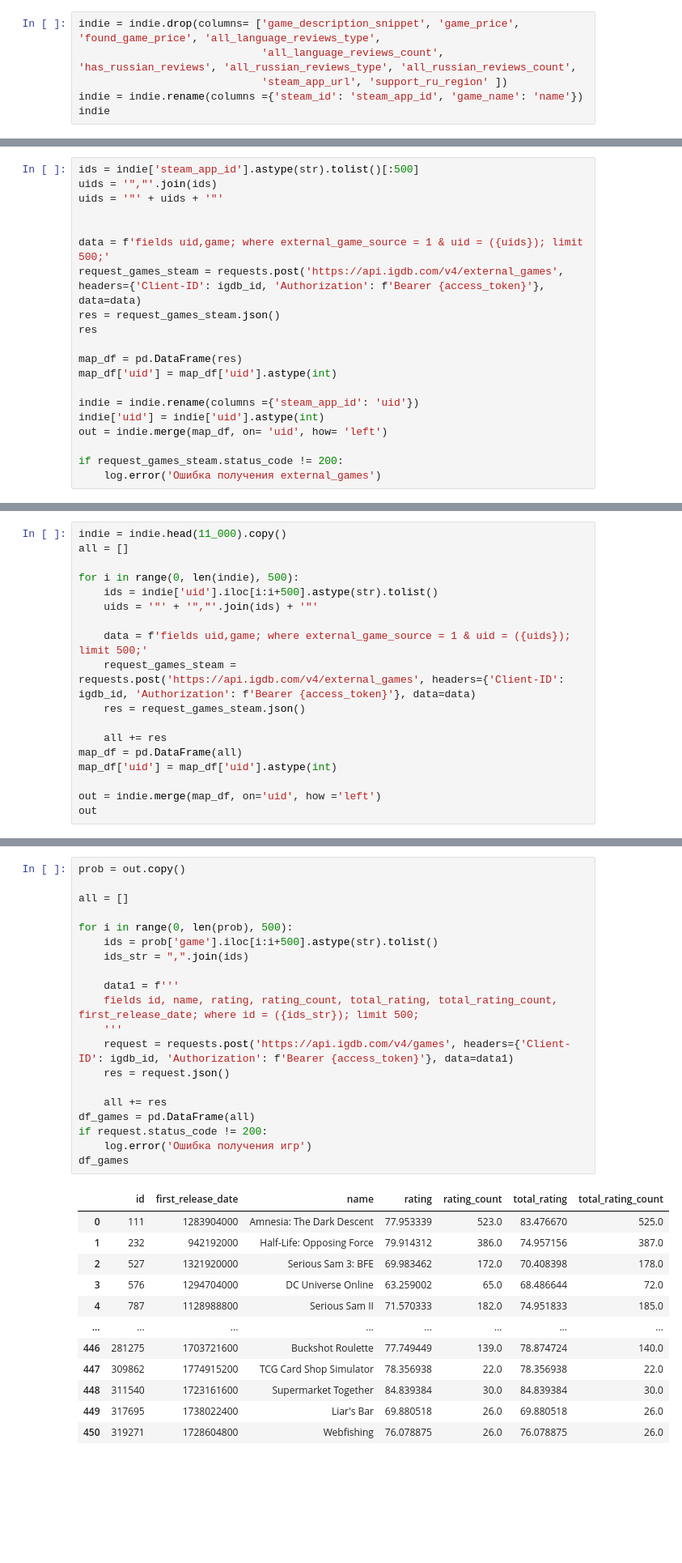
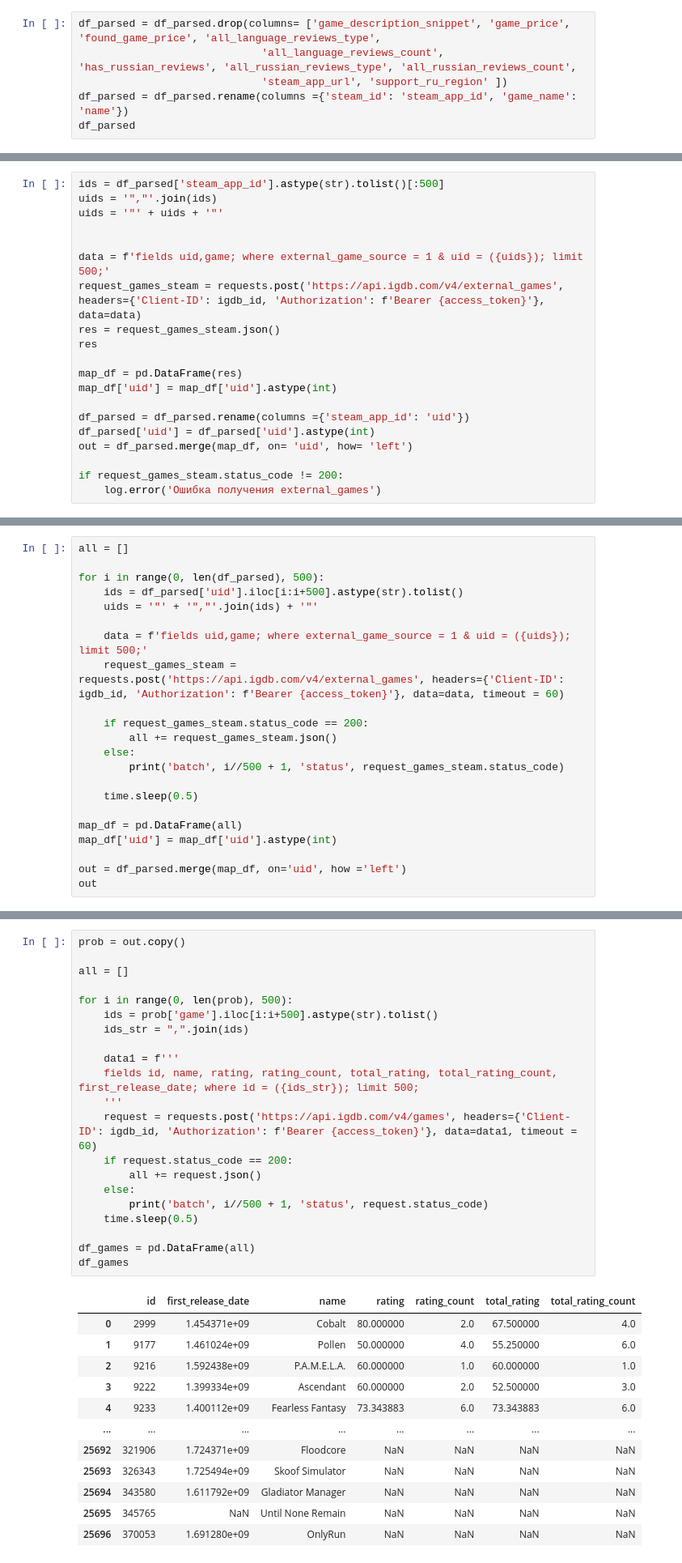
Before and after one commit to ylevennn/smadimo-gp-2, a Jupyter notebook: src/api/igdb.ipynb, the cells around one changed output, grey strips where cells are left out. Shown at 81% size. Cells and saved outputs as stored; diff of their text form; blank space fills up the shorter version.

```diff
--- a/src/api/igdb.ipynb
+++ b/src/api/igdb.ipynb
@@ -57,8 +58,8 @@ memory usage: 43.5+ KB
 # %%
-indie = indie.drop(columns= ['game_description_snippet', 'game_price', 'found_game_price', 'all_language_reviews_type',
+df_parsed = df_parsed.drop(columns= ['game_description_snippet', 'game_price', 'found_game_price', 'all_language_reviews_type',
                              'all_language_reviews_count', 'has_russian_reviews', 'all_russian_reviews_type', 'all_russian_reviews_count',
                              'steam_app_url', 'support_ru_region' ])
-indie = indie.rename(columns ={'steam_id': 'steam_app_id', 'game_name': 'name'})
-indie
+df_parsed = df_parsed.rename(columns ={'steam_id': 'steam_app_id', 'game_name': 'name'})
+df_parsed
 # %% [output]
 |  | steam_app_id | name |
@@ -77,5 +78,5 @@ indie
 # %%
-ids = indie['steam_app_id'].astype(str).tolist()[:500]
+ids = df_parsed['steam_app_id'].astype(str).tolist()[:500]
 uids = '","'.join(ids)
 uids = '"' + uids + '"'
 
@@ -88,9 +89,9 @@ res
 map_df = pd.DataFrame(res)
 map_df['uid'] = map_df['uid'].astype(int)
 
-indie = indie.rename(columns ={'steam_app_id': 'uid'})
-indie['uid'] = indie['uid'].astype(int)
-out = indie.merge(map_df, on= 'uid', how= 'left')
+df_parsed = df_parsed.rename(columns ={'steam_app_id': 'uid'})
+df_parsed['uid'] = df_parsed['uid'].astype(int)
+out = df_parsed.merge(map_df, on= 'uid', how= 'left')
 
 if request_games_steam.status_code != 200:
     log.error('Ошибка получения external_games')
@@ -115,20 +116,24 @@ out
 # %%
-indie = indie.head(11_000).copy()
 all = []
 
-for i in range(0, len(indie), 500):
-    ids = indie['uid'].iloc[i:i+500].astype(str).tolist()
+for i in range(0, len(df_parsed), 500):
+    ids = df_parsed['uid'].iloc[i:i+500].astype(str).tolist()
     uids = '"' + '","'.join(ids) + '"'
 
     data = f'fields uid,game; where external_game_source = 1 & uid = ({uids}); limit 500;'
-    request_games_steam = requests.post('https://api.igdb.com/v4/external_games', headers={'Client-ID': igdb_id, 'Authorization': f'Bearer {access_token}'}, data=data)
-    res = request_games_steam.json()
+    request_games_steam = requests.post('https://api.igdb.com/v4/external_games', headers={'Client-ID': igdb_id, 'Authorization': f'Bearer {access_token}'}, data=data, timeout = 60)
 
-    all += res
+    if request_games_steam.status_code == 200:
+        all += request_games_steam.json()
+    else:
+        print('batch', i//500 + 1, 'status', request_games_steam.status_code)
+
+    time.sleep(0.5)
+
 map_df = pd.DataFrame(all)
 map_df['uid'] = map_df['uid'].astype(int)
 
-out = indie.merge(map_df, on='uid', how ='left')
+out = df_parsed.merge(map_df, on='uid', how ='left')
 out
 # %% [output]
 |  | uid | name | id | game |
@@ -248,33 +251,34 @@ dtype: int64
 # %%
 prob = out.copy()
 
 all = []
 
 for i in range(0, len(prob), 500):
     ids = prob['game'].iloc[i:i+500].astype(str).tolist()
     ids_str = ",".join(ids)
 
     data1 = f'''
     fields id, name, rating, rating_count, total_rating, total_rating_count, first_release_date; where id = ({ids_str}); limit 500;
     '''
-    request = requests.post('https://api.igdb.com/v4/games', headers={'Client-ID': igdb_id, 'Authorization': f'Bearer {access_token}'}, data=data1)
-    res = request.json()
+    request = requests.post('https://api.igdb.com/v4/games', headers={'Client-ID': igdb_id, 'Authorization': f'Bearer {access_token}'}, data=data1, timeout = 60)
+    if request.status_code == 200:
+        all += request.json()
+    else:
+        print('batch', i//500 + 1, 'status', request.status_code)
+    time.sleep(0.5)
 
-    all += res
 df_games = pd.DataFrame(all)
-if request.status_code != 200:
-    log.error('Ошибка получения игр')
 df_games
 # %% [output]
 |  | id | first_release_date | name | rating | rating_count | total_rating | total_rating_count |
-| 0 | 111 | 1283904000 | Amnesia: The Dark Descent | 77.953339 | 523.0 | 83.476670 | 525.0 |
-| 1 | 232 | 942192000 | Half-Life: Opposing Force | 79.914312 | 386.0 | 74.957156 | 387.0 |
-| 2 | 527 | 1321920000 | Serious Sam 3: BFE | 69.983462 | 172.0 | 70.408398 | 178.0 |
-| 3 | 576 | 1294704000 | DC Universe Online | 63.259002 | 65.0 | 68.486644 | 72.0 |
-| 4 | 787 | 1128988800 | Serious Sam II | 71.570333 | 182.0 | 74.951833 | 185.0 |
+| 0 | 2999 | 1.454371e+09 | Cobalt | 80.000000 | 2.0 | 67.500000 | 4.0 |
+| 1 | 9177 | 1.461024e+09 | Pollen | 50.000000 | 4.0 | 55.250000 | 6.0 |
+| 2 | 9216 | 1.592438e+09 | P.A.M.E.L.A. | 60.000000 | 1.0 | 60.000000 | 1.0 |
+| 3 | 9222 | 1.399334e+09 | Ascendant | 60.000000 | 2.0 | 52.500000 | 3.0 |
+| 4 | 9233 | 1.400112e+09 | Fearless Fantasy | 73.343883 | 6.0 | 73.343883 | 6.0 |
 | ... | ... | ... | ... | ... | ... | ... | ... |
-| 446 | 281275 | 1703721600 | Buckshot Roulette | 77.749449 | 139.0 | 78.874724 | 140.0 |
-| 447 | 309862 | 1774915200 | TCG Card Shop Simulator | 78.356938 | 22.0 | 78.356938 | 22.0 |
-| 448 | 311540 | 1723161600 | Supermarket Together | 84.839384 | 30.0 | 84.839384 | 30.0 |
-| 449 | 317695 | 1738022400 | Liar's Bar | 69.880518 | 26.0 | 69.880518 | 26.0 |
-| 450 | 319271 | 1728604800 | Webfishing | 76.078875 | 26.0 | 76.078875 | 26.0 |
+| 25692 | 321906 | 1.724371e+09 | Floodcore | NaN | NaN | NaN | NaN |
+| 25693 | 326343 | 1.725494e+09 | Skoof Simulator | NaN | NaN | NaN | NaN |
+| 25694 | 343580 | 1.611792e+09 | Gladiator Manager | NaN | NaN | NaN | NaN |
+| 25695 | 345765 | NaN | Until None Remain | NaN | NaN | NaN | NaN |
+| 25696 | 370053 | 1.691280e+09 | OnlyRun | NaN | NaN | NaN | NaN |
```
Also changed, not shown: parts of 19 cells of this notebook, 11 other files.
